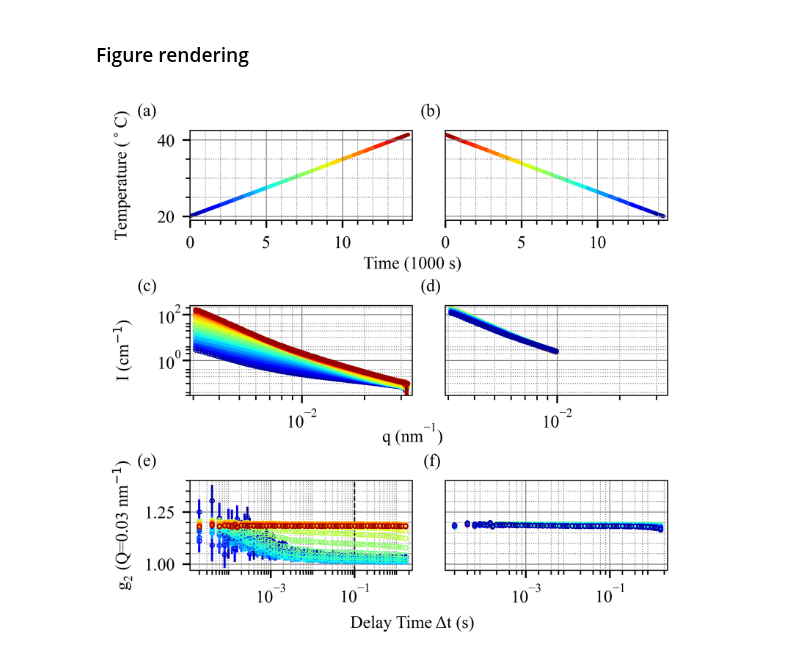
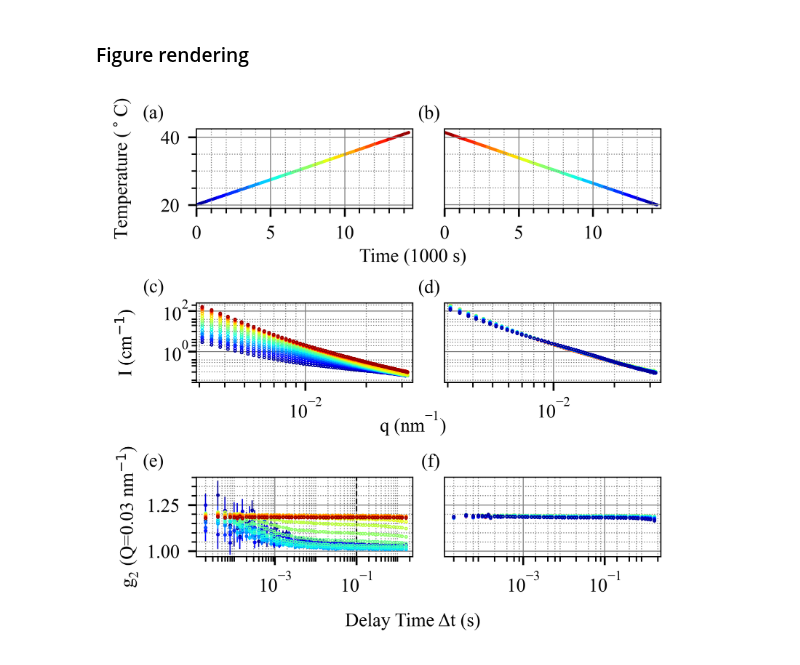
Before and after one commit to AZjk/llps-saxpcs, a Jupyter notebook: H04/H04_Plot.ipynb, the cells around one changed output. Cells and saved outputs as stored; diff of their text form; code cells hidden in the pictures.

```diff
--- a/H04/H04_Plot.ipynb
+++ b/H04/H04_Plot.ipynb
@@ -28,7 +28,10 @@ plt.rcParams["font.family"] = "Times New Roman"
 plt.rcParams['font.size'] = 8
 plt.rcParams['figure.dpi'] = 600
 
-fig, ax = plt.subplots(3, 2, figsize=(3.8, 4.0))
+# Calculate figure width to achieve 86 mm width
+figure_width_mm = 86
+figure_width_inches = figure_width_mm / 25.4  # Convert mm to inches
+fig, ax = plt.subplots(3, 2, figsize=(figure_width_inches, figure_width_inches * 4.0 / 3.8))
 
 def plot_one_column(ax, avg_data_list, second_column=False, g2_idx=0):
     total_size = 0
@@ -48,18 +51,23 @@ def plot_one_column(ax, avg_data_list, second_column=False, g2_idx=0):
         accu_size += curr_size
 
         ax[0].scatter(avg_dict['temperature_x'] * 6 / 1000, avg_dict['temperature'],
-                      c=cmap(np.ones_like(idx)*np.mean(idx)), s=0.5)
+                      c=cmap(np.ones_like(idx)*np.mean(idx)), s=0.5, linewidth=0.5)
 
         color = cmap(np.mean(idx))
+        for i in range(len(ql_sta[:-15])):
+            if i % 3 == 0:  # Plot every third marker
+                ax[1].loglog(ql_sta[i], avg_dict['saxs_1d'][i], 'o-', color=color, lw=0.5, ms=1, mew=0.5, mfc='none')
 
-        if second_column:
-            mask = ql_sta[:-15] <= 0.01
-            ax[1].loglog(ql_sta[:-15][mask], avg_dict['saxs_1d'][:-15][mask], 'o-', color=color, lw=1, ms=2, mew=0.5, mfc='none')
-        else:
-            ax[1].loglog(ql_sta[:-15], avg_dict['saxs_1d'][:-15], 'o-', color=color, lw=1, ms=2, mew=0.5, mfc='none')
+        # if second_column:
+        #     mask = ql_sta[:-15] <= 0.01
+        #     ax[1].loglog(ql_sta[:-15][mask], avg_dict['saxs_1d'][:-15][mask], 'o-', color=color, lw=1, ms=2, mew=0.5, mfc='none')
+        # else:
+        #     ax[1].loglog(ql_sta[:-15], avg_dict['saxs_1d'][:-15], 'o-', color=color, lw=1, ms=2, mew=0.5, mfc='none')
+
+        g2_line = avg_dict['g2'][:, g2_idx]
 
         ax[2].errorbar(t_el, avg_dict['g2'][:, g2_idx],  yerr=avg_dict['g2_err'][:, g2_idx],
-                       fmt='o', color=color, lw=1, ms=2, mew=0.5, mfc='none')
+                       fmt='o', color=color, lw=0.5, ms=1, mew=0.5, mfc='none')
 
     ax[0].set_xlim(0, 14.6)
     ax[1].set_xlim(2.9e-3, 3.4e-2)
@@ -72,15 +80,15 @@ def plot_one_column(ax, avg_data_list, second_column=False, g2_idx=0):
     if not second_column:
         ax[0].set_ylabel('Temperature ($^\circ$C)', fontname="Times New Roman", labelpad = 12)
         ax[1].set_ylabel('I (cm$^{-1}$)', fontname="Times New Roman", labelpad = 11)
-        ax[2].set_ylabel('$\mathdefault{g_2}$ (Q=0.03 nm$^{-1}$)', fontname="Times New Roman", labelpad = 5)
+        ax[2].set_ylabel('$\mathdefault{g_2}$ (Q=0.03 nm$^{-1}$)', fontname="Times New Roman", labelpad = 3)
         plt.subplots_adjust(left=0.15)
 
         ax[0].set_xlabel('Time (1000 s)', fontname="Times New Roman")
         ax[1].set_xlabel('q (nm$\mathdefault{^{-1}}$)', fontname="Times New Roman")
         ax[2].set_xlabel('Delay Time Δt (s)', fontname="Times New Roman")
-        ax[0].xaxis.set_label_coords(1.0, -0.4)
-        ax[1].xaxis.set_label_coords(1.0, -0.3)
-        ax[2].xaxis.set_label_coords(1.0, -0.5)
+        ax[0].xaxis.set_label_coords(1.0, -0.5)
+        ax[1].xaxis.set_label_coords(1.0, -0.35)
+        ax[2].xaxis.set_label_coords(1.0, -0.7)
         ax[2].axvline(x=0.1, color='black', linestyle='--', linewidth=0.6)
 
         ax[0].grid(which='major', linestyle='-', linewidth='0.4', color='gray')
@@ -131,31 +139,31 @@ def plot_one_column(ax, avg_data_list, second_column=False, g2_idx=0):
         ax[2].grid(which='minor', linestyle=':', linewidth='0.4', color='gray')
         ax[2].tick_params(axis='y', which='both', left=False, right=False, labelleft=False)
         ax[2].set_xscale('log')
         ax[2].xaxis.set_minor_locator(ticker.LogLocator(base=10, subs=np.arange(1, 10), numticks=100))
         ax[2].xaxis.set_minor_locator(matplotlib.ticker.LogLocator(base=10, subs=np.arange(-5, 1, 0.2), numticks=10))
 
         ax[2].tick_params(axis='x', which='minor', labelbottom=False)
 
 plt.tight_layout(w_pad=-1, h_pad=4.0)
 
 plot_one_column(ax[:, 0], avg_ramp_up)
 plot_one_column(ax[:, 1], avg_ramp_down, second_column=True)
 for a in ax.flatten():
     a.spines['top'].set_linewidth(0.5)
     a.spines['right'].set_linewidth(0.5)
     a.spines['bottom'].set_linewidth(0.5)
     a.spines['left'].set_linewidth(0.5)
 
 # Add labels (a) to (f)
 ax[0, 0].text(-0.15, 1.3, '(a)', transform=ax[0, 0].transAxes, fontsize=8, va='top', ha='right')
 ax[1, 0].text(-0.15, 1.3, '(c)', transform=ax[1, 0].transAxes, fontsize=8, va='top', ha='right')
 ax[2, 0].text(-0.15, 1.3, '(e)', transform=ax[2, 0].transAxes, fontsize=8, va='top', ha='right')
 
 ax[0, 1].text(-0.02, 1.3, '(b)', transform=ax[0, 1].transAxes, fontsize=8, va='top', ha='right')
 ax[1, 1].text(-0.02, 1.3, '(d)', transform=ax[1, 1].transAxes, fontsize=8, va='top', ha='right')
 ax[2, 1].text(-0.02, 1.3, '(f)', transform=ax[2, 1].transAxes, fontsize=8, va='top', ha='right')
 
 
 plt.savefig('H04.pdf')
 # %% [output]
-[figure, old version]
+[figure, new version]
```
Also changed, not shown: 7 other files.
